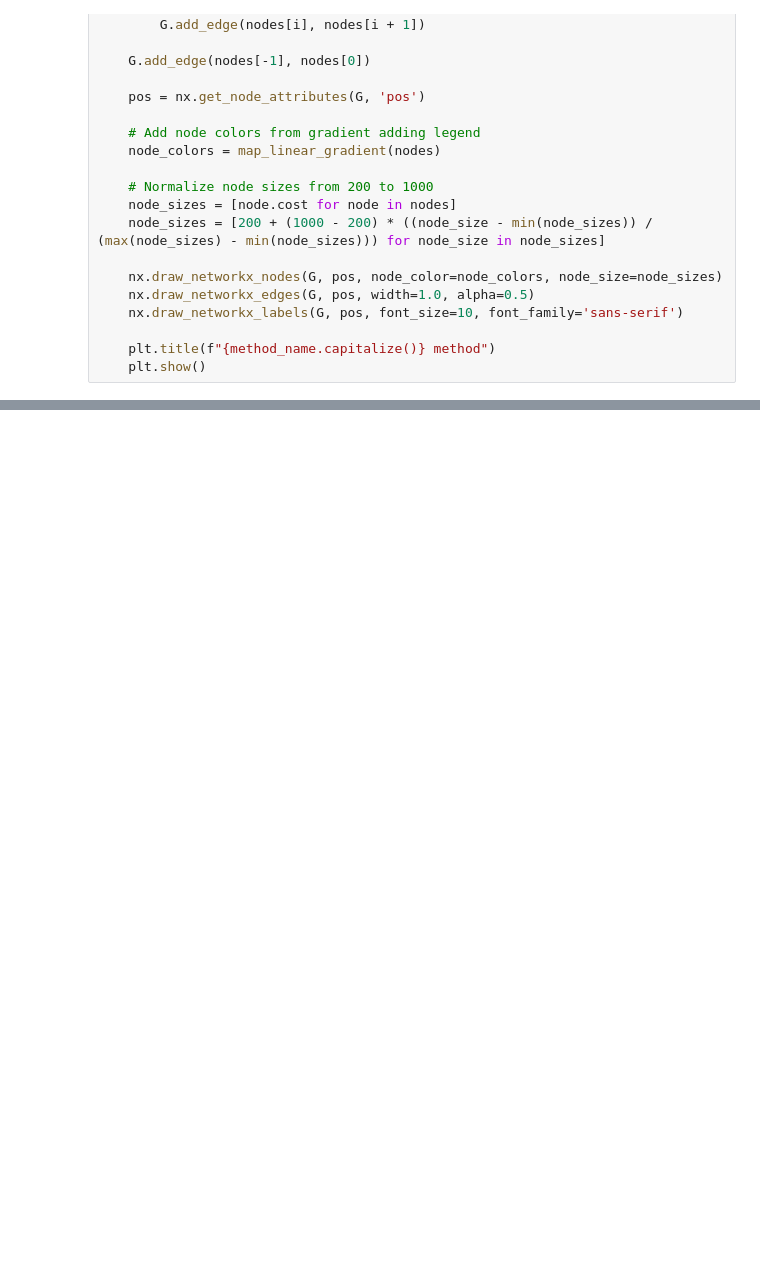
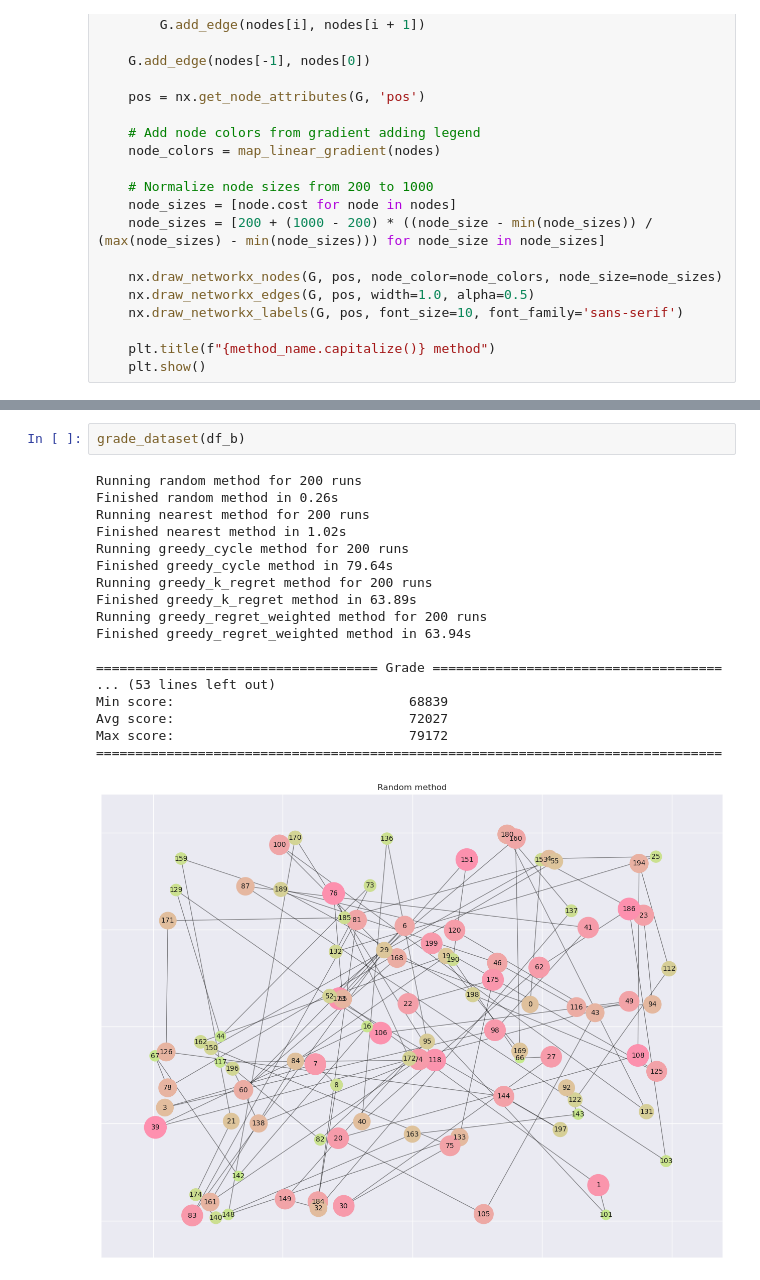
Before and after one commit to Vosloo/evolutionary-computation-labs, a Jupyter notebook: lab_2/main.ipynb, the cells around one changed output, grey strips where cells are left out. Cells and saved outputs as stored; diff of their text form; blank space fills up the shorter version.

Commit message:
Improved k-regret

```diff
--- a/lab_2/main.ipynb
+++ b/lab_2/main.ipynb
@@ -390,0 +588,21 @@ Max score:                              123353
+# %%
+grade_dataset(df_b)
+# %% [output]
+Running random method for 200 runs
+Finished random method in 0.26s
+Running nearest method for 200 runs
+Finished nearest method in 1.02s
+Running greedy_cycle method for 200 runs
+Finished greedy_cycle method in 79.64s
+Running greedy_k_regret method for 200 runs
+Finished greedy_k_regret method in 63.89s
+Running greedy_regret_weighted method for 200 runs
+Finished greedy_regret_weighted method in 63.94s
+
+==================================== Grade =====================================
+... (53 lines left out)
+Min score:                              68839
+Avg score:                              72027
+Max score:                              79172
+================================================================================
+[figure, added]
```
Also changed, not shown: parts of 14 cells of this notebook.
